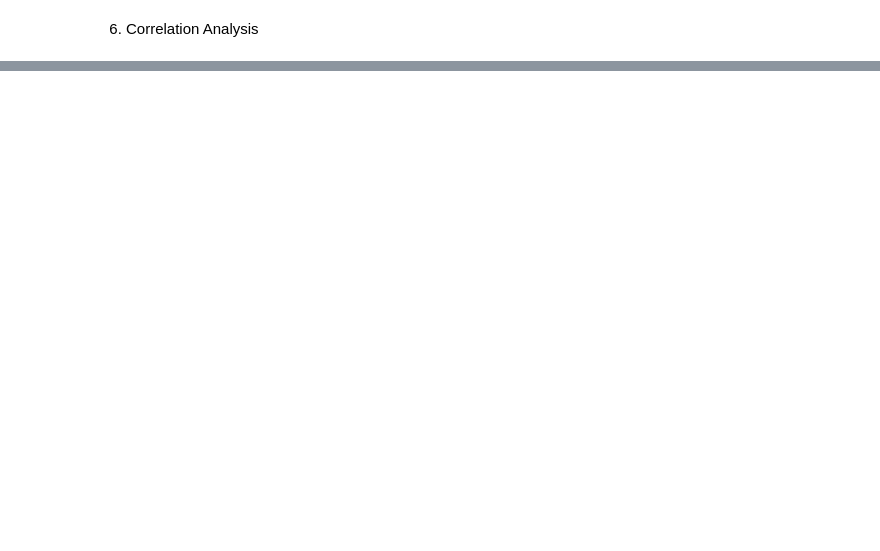
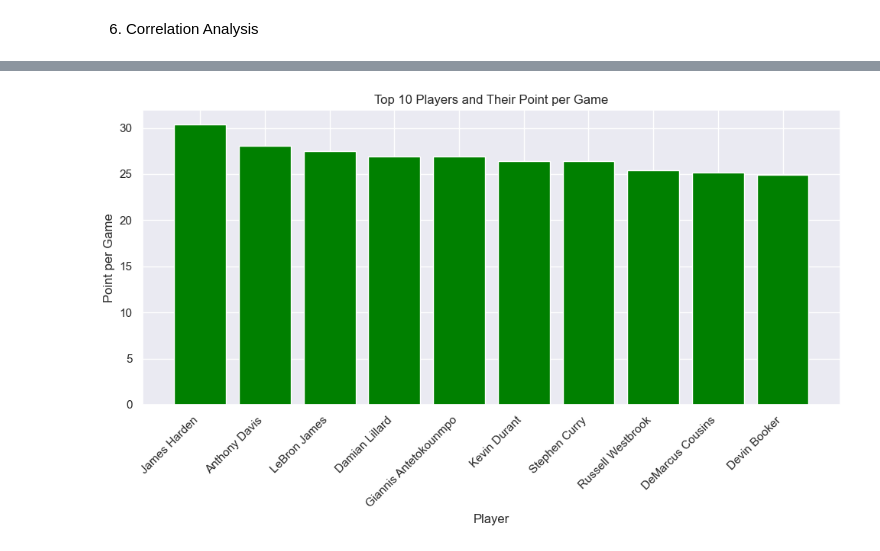
Before and after one commit to lahybris/eleonoracriscione.github.io, a Jupyter notebook: PROJECTS/Project1.ipynb, the cells around one changed output, grey strips where cells are left out. Cells and saved outputs as stored; diff of their text form; code cells hidden in the pictures; blank space fills up the shorter version.

```diff
--- a/PROJECTS/Project1.ipynb
+++ b/PROJECTS/Project1.ipynb
@@ -286,0 +278,3 @@ plt.show()
+# %%
+top_players_2018_df = selected_df[selected_df['Year'] == 2018]
+top_players_2018_df.sort_values(by='PTS', ascending=False).head()
@@ -286,0 +303,12 @@ plt.show()
+# %%
+top_10_players = top_players_2018_df.sort_values(by='PTS', ascending=False)[:10]
+
+plt.figure(figsize=(10, 6))
+plt.bar(top_10_players['Player'], top_10_players['PTS'], color='Green')
+plt.xlabel('Player')
+plt.ylabel('Point per Game')
+plt.title('Top 10 Players and Their Point per Game')
+plt.xticks(rotation=45, ha='right')
+plt.tight_layout()
+# %% [output]
+[figure, added]
```
Also changed, not shown: parts of 35 cells of this notebook.
